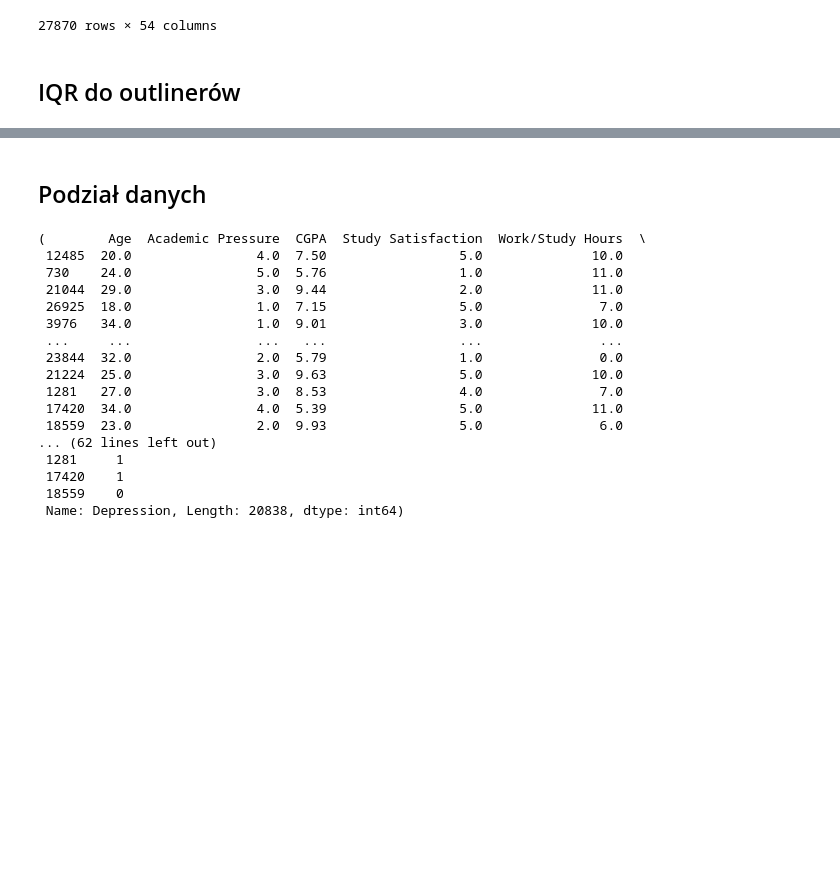
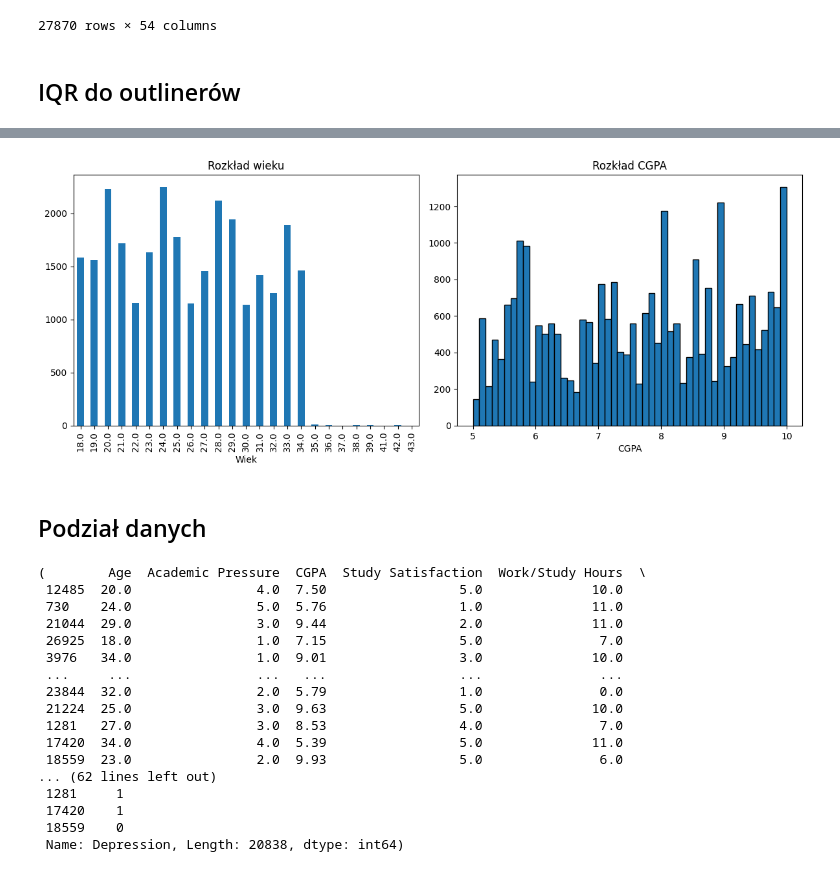
Before and after one commit to Suleyyy/ML_Depresja, a Jupyter notebook: Klasyfikacja_depresji.ipynb, the cells around one changed output, grey strips where cells are left out. Saved outputs shown, nothing was run; the diff lists cells and outputs as text; code cells hidden in the pictures; blank space fills up the shorter version.

```diff
--- a/Klasyfikacja_depresji.ipynb
+++ b/Klasyfikacja_depresji.ipynb
@@ -309,3 +303,24 @@ cgpa_plot(new_data)
+# %%
+import numpy as np
+
+fig, axes = plt.subplots(1, 2, figsize=(12, 5))
+
+new_data.groupby('Age').size().plot(kind='bar', ax=axes[0])
+axes[0].set_xlabel('Wiek')
+axes[0].set_title('Rozkład wieku')
+
+bins = np.arange(np.floor(new_data['CGPA'].min()),
+                 np.ceil(new_data['CGPA'].max()) + 0.1,
+                 0.1)
+
+axes[1].hist(new_data['CGPA'], bins=bins, edgecolor='black')
+axes[1].set_xlabel('CGPA')
+axes[1].set_title('Rozkład CGPA')
+
+plt.tight_layout()
+plt.show()
+# %% [output]
+[figure, added]
 # %% [markdown]
 <h2>Podział danych
 # %%
```
Also changed, not shown: parts of 55 cells of this notebook.
